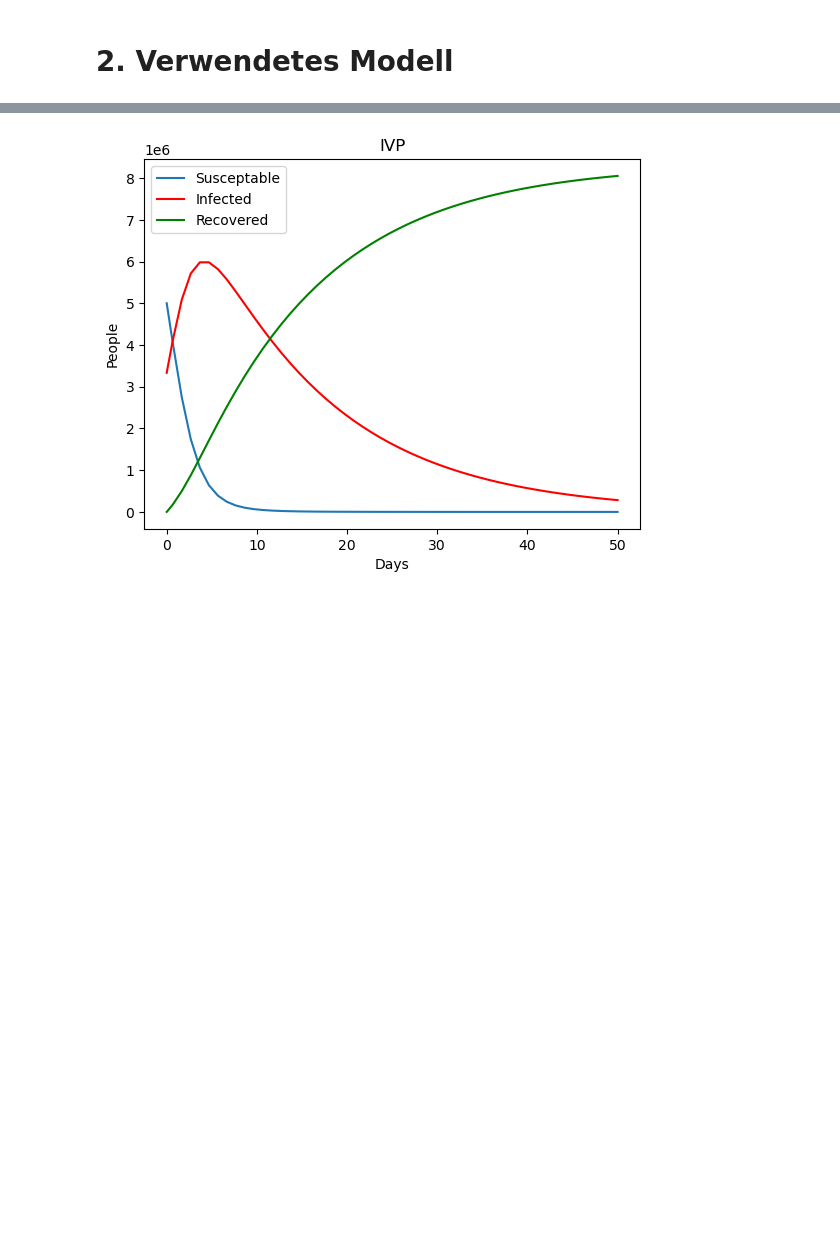
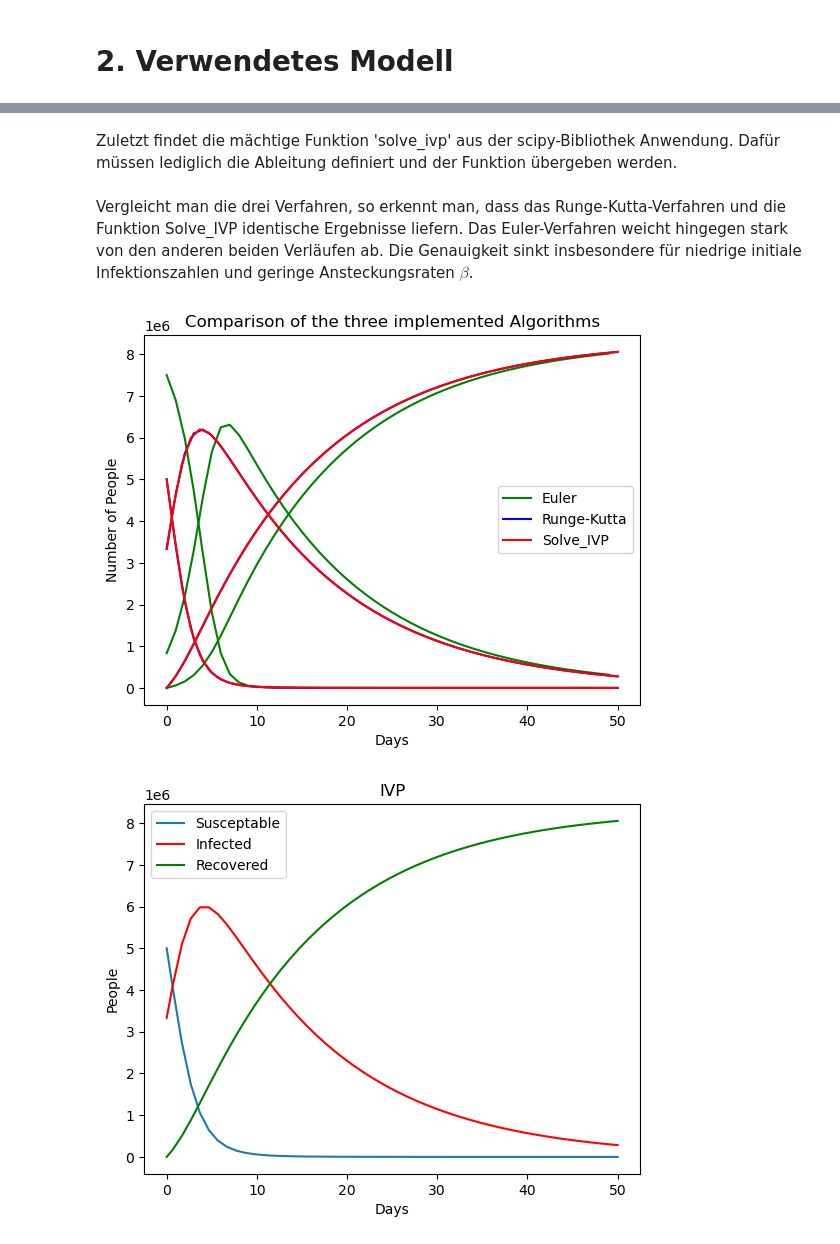
Before and after one commit to LoloSpirit/PlagueInc, a Jupyter notebook: Ausarbeitung_Projekt.ipynb, the cells around one changed output, grey strips where cells are left out. Cells and saved outputs as stored; diff of their text form; code cells hidden in the pictures; blank space fills up the shorter version.

```diff
--- a/Ausarbeitung_Projekt.ipynb
+++ b/Ausarbeitung_Projekt.ipynb
@@ -224,0 +257,2 @@ def calculate_SIR_euler(c : City, beta, gamma, days):
+# %% [markdown]
+Zuletzt findet die mächtige Funktion 'solve_ivp' aus der scipy-Bibliothek Anwendung. Dafür müssen lediglich die Ableitung definiert und der Funktion übergeben werden.
@@ -225,3 +275,41 @@ def calculate_SIR_euler(c : City, beta, gamma, days):
+# %% [markdown]
+Vergleicht man die drei Verfahren, so erkennt man, dass das Runge-Kutta-Verfahren und die Funktion Solve_IVP identische Ergebnisse liefern. Das Euler-Verfahren weicht hingegen stark von den anderen beiden Verläufen ab. Die Genauigkeit sinkt insbesondere für niedrige initiale Infektionszahlen und geringe Ansteckungsraten $\beta$.
+# %%
+# infect people - intial condition
+test_city = cities['LHR']
+test_city.reset_city()
+test_city.infect_percent(.1)
+
+plt.close()
+# plot euler
+t, s, i, r = calculate_SIR_euler(test_city, 0.8, 0.07, 50)
+plt.plot(t, s, c='green')
+plt.plot(t, i, c='green')
+plt.plot(t, r, c='green', label='Euler')
+
+# reset city again, because euler-method overwrites values
+test_city.reset_city()
+test_city.infect_percent(.4)
+
+#plot runge-kutta
+t, s, i, r = calculate_SIR_runge_kutta(test_city, 0.8, 0.07, 50)
+plt.plot(t, s, c='blue')
+plt.plot(t, i, c='blue')
+plt.plot(t, r, c='blue', label='Runge-Kutta')
+
+# plot ivp
+sol = calculate_SIR_ivp(test_city, 0.8, 0.07, 50)
+plt.plot(sol.t, sol.y[0], c='red')
+plt.plot(sol.t, sol.y[1], c='red')
+plt.plot(sol.t, sol.y[2], c='red', label='Solve_IVP')
+
+plt.xlabel('Days')
+plt.ylabel('Number of People')
+plt.title('Comparison of the three implemented Algorithms')
+plt.legend()
+plt.show()
+# %% [output]
+[figure, added]
 # %%
 # infect people - intial condition
 test_city = cities['LHR']
```
Also changed, not shown: parts of 24 cells of this notebook, 1 other file.
